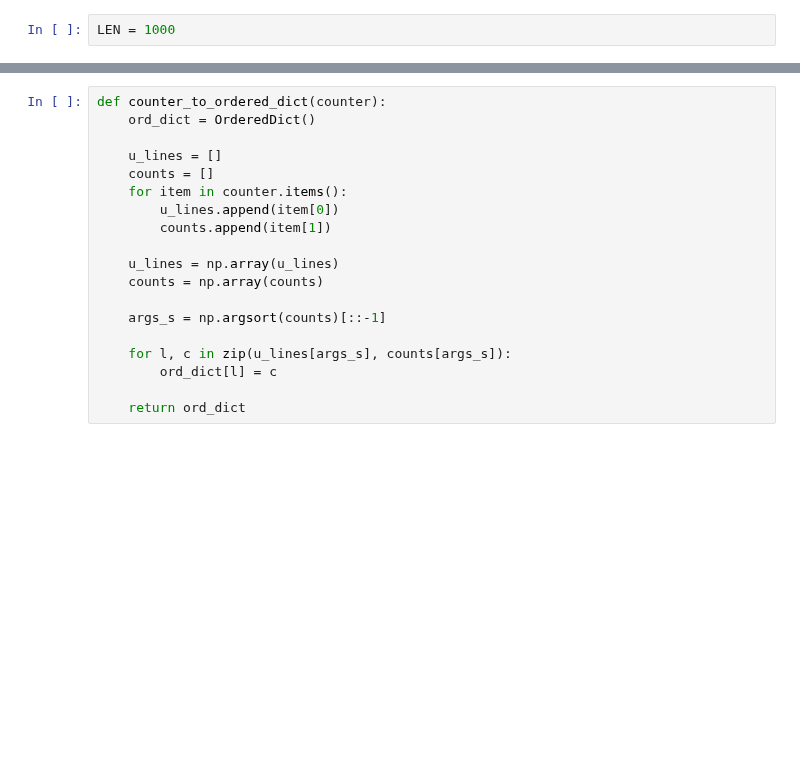
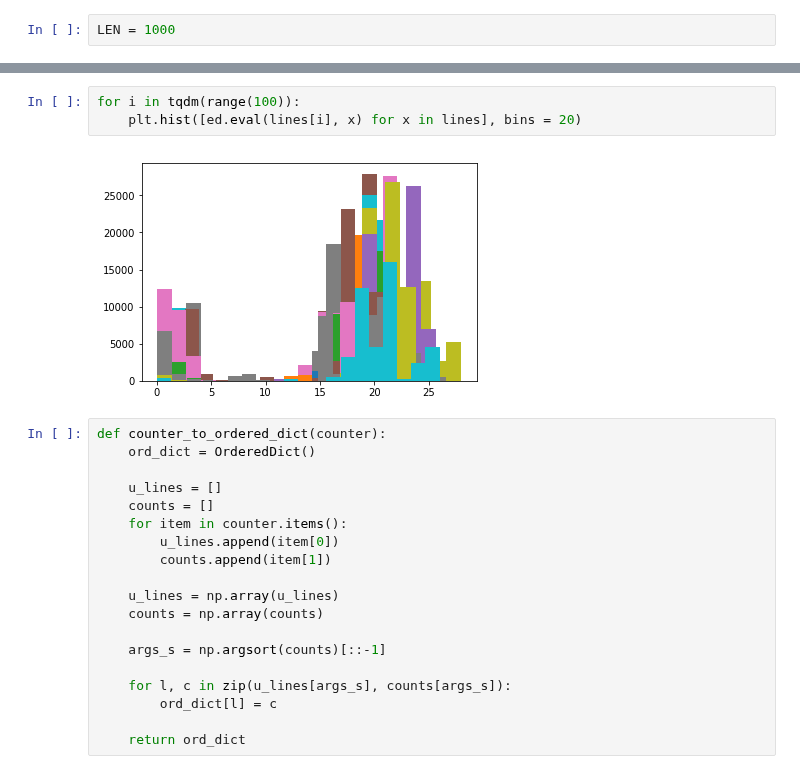
Before and after one commit to rykachevskiy/CRISPR, a Jupyter notebook: Hierarcical/hierarcical-pipeline.ipynb, the cells around one changed output, grey strips where cells are left out. Saved outputs shown, nothing was run; the diff lists cells and outputs as text; blank space fills up the shorter version.

```diff
--- a/Hierarcical/hierarcical-pipeline.ipynb
+++ b/Hierarcical/hierarcical-pipeline.ipynb
@@ -91,3 +98,8 @@ print(len(lines))
+# %%
+for i in tqdm(range(100)):
+    plt.hist([ed.eval(lines[i], x) for x in lines], bins = 20)
+# %% [output]
+[figure, added]
 # %%
 def counter_to_ordered_dict(counter):
     ord_dict = OrderedDict()
```
Also changed, not shown: parts of 24 cells of this notebook, 8 other files.
